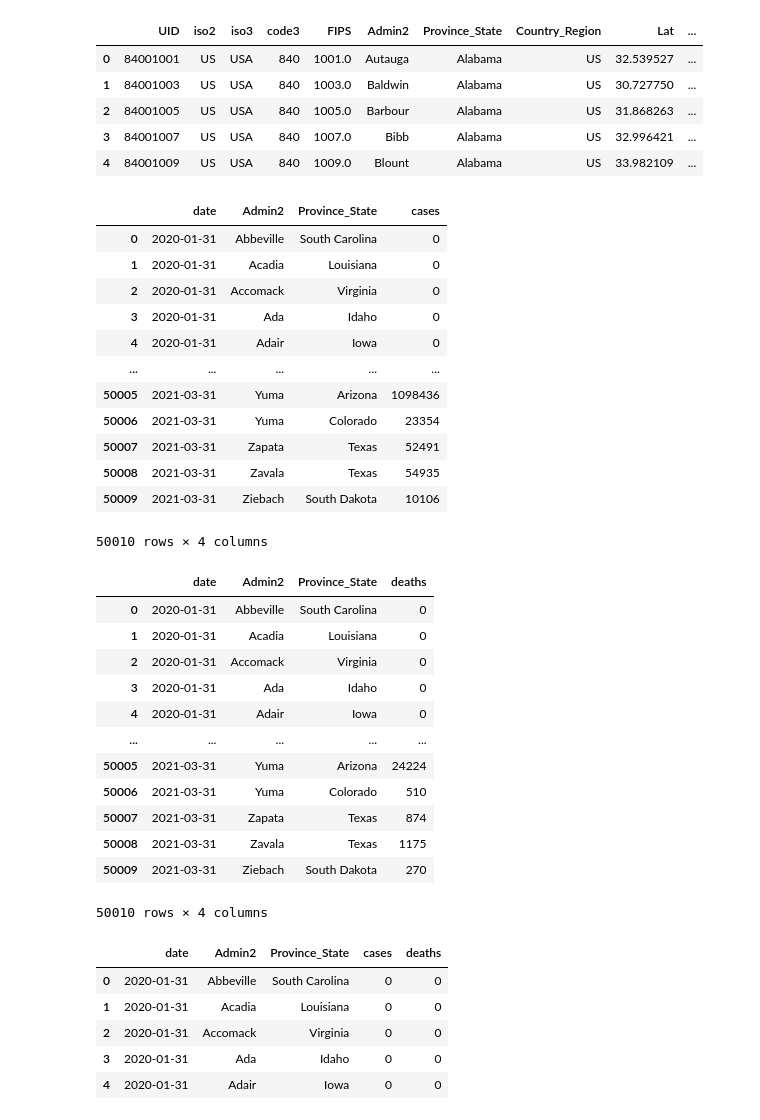
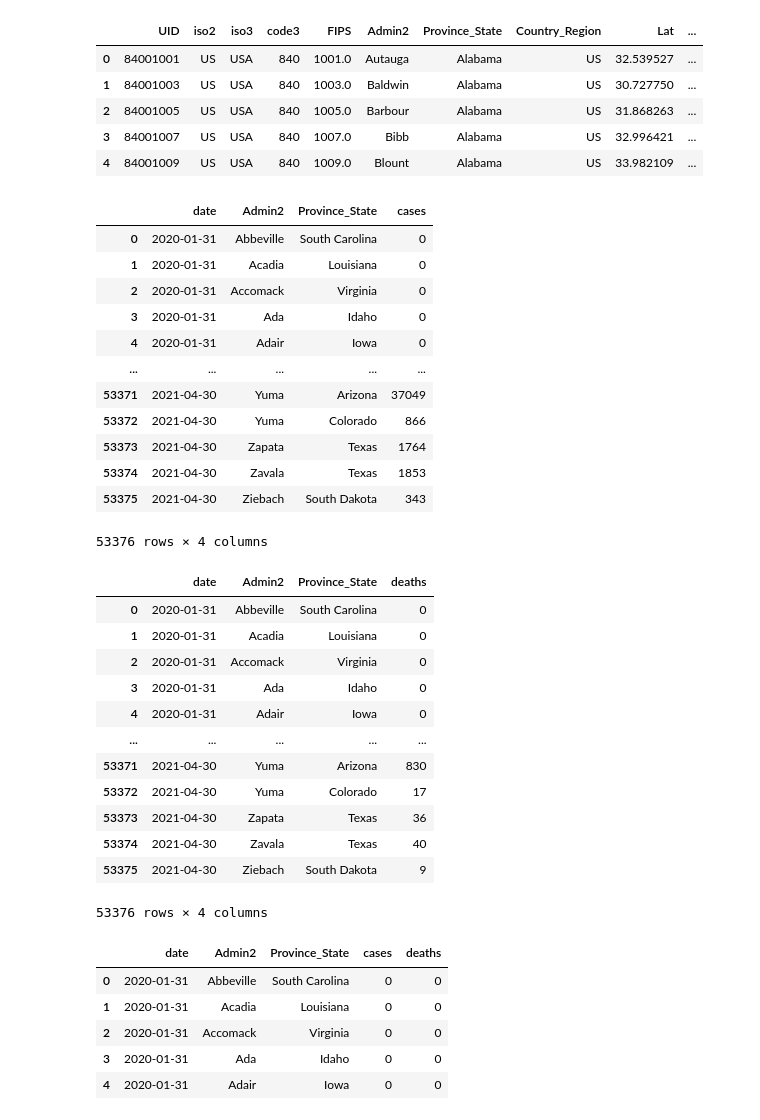
Before and after one commit to jpz129/ITEC-621-Project, a Jupyter notebook: data_merge.ipynb, the cells around one changed output. Drawn from its saved outputs; the diff is of its cells as text; code cells hidden in the pictures.

```diff
--- a/data_merge.ipynb
+++ b/data_merge.ipynb
@@ -127,26 +106,26 @@ deaths['date'] = pd.to_datetime(deaths.date)
 # %%
 # grouping on monthly
 g = cases.groupby([pd.Grouper(freq="M", key='date',), 'Admin2', 'Province_State'])
-cases_g = g.sum().reset_index()[['date', 'Admin2', 'Province_State', 'cases']]
+cases_g = g.max().reset_index()[['date', 'Admin2', 'Province_State', 'cases']]
 cases_g
 # %% [output]
 |  | date | Admin2 | Province_State | cases |
 | 0 | 2020-01-31 | Abbeville | South Carolina | 0 |
 | 1 | 2020-01-31 | Acadia | Louisiana | 0 |
 | 2 | 2020-01-31 | Accomack | Virginia | 0 |
 | 3 | 2020-01-31 | Ada | Idaho | 0 |
 | 4 | 2020-01-31 | Adair | Iowa | 0 |
 | ... | ... | ... | ... | ... |
-| 50005 | 2021-03-31 | Yuma | Arizona | 1098436 |
-| 50006 | 2021-03-31 | Yuma | Colorado | 23354 |
-| 50007 | 2021-03-31 | Zapata | Texas | 52491 |
-| 50008 | 2021-03-31 | Zavala | Texas | 54935 |
-| 50009 | 2021-03-31 | Ziebach | South Dakota | 10106 |
+| 53371 | 2021-04-30 | Yuma | Arizona | 37049 |
+| 53372 | 2021-04-30 | Yuma | Colorado | 866 |
+| 53373 | 2021-04-30 | Zapata | Texas | 1764 |
+| 53374 | 2021-04-30 | Zavala | Texas | 1853 |
+| 53375 | 2021-04-30 | Ziebach | South Dakota | 343 |
-50010 rows × 4 columns
+53376 rows × 4 columns
 # %%
 # grouping on monthly for deaths
 g = deaths.groupby([pd.Grouper(freq="M", key='date',), 'Admin2', 'Province_State'])
-deaths_g = g.sum().reset_index()[['date', 'Admin2', 'Province_State', 'deaths']]
+deaths_g = g.max().reset_index()[['date', 'Admin2', 'Province_State', 'deaths']]
 deaths_g
 # %% [output]
 |  | date | Admin2 | Province_State | deaths |
@@ -156,12 +135,12 @@ deaths_g
 | 3 | 2020-01-31 | Ada | Idaho | 0 |
 | 4 | 2020-01-31 | Adair | Iowa | 0 |
 | ... | ... | ... | ... | ... |
-| 50005 | 2021-03-31 | Yuma | Arizona | 24224 |
-| 50006 | 2021-03-31 | Yuma | Colorado | 510 |
-| 50007 | 2021-03-31 | Zapata | Texas | 874 |
-| 50008 | 2021-03-31 | Zavala | Texas | 1175 |
-| 50009 | 2021-03-31 | Ziebach | South Dakota | 270 |
+| 53371 | 2021-04-30 | Yuma | Arizona | 830 |
+| 53372 | 2021-04-30 | Yuma | Colorado | 17 |
+| 53373 | 2021-04-30 | Zapata | Texas | 36 |
+| 53374 | 2021-04-30 | Zavala | Texas | 40 |
+| 53375 | 2021-04-30 | Ziebach | South Dakota | 9 |
-50010 rows × 4 columns
+53376 rows × 4 columns
 # %%
 # merge data
 covid = pd.merge(left=cases_g, right=deaths_g, how='left')
```
Also changed, not shown: parts of 22 cells of this notebook, 2 other files.
